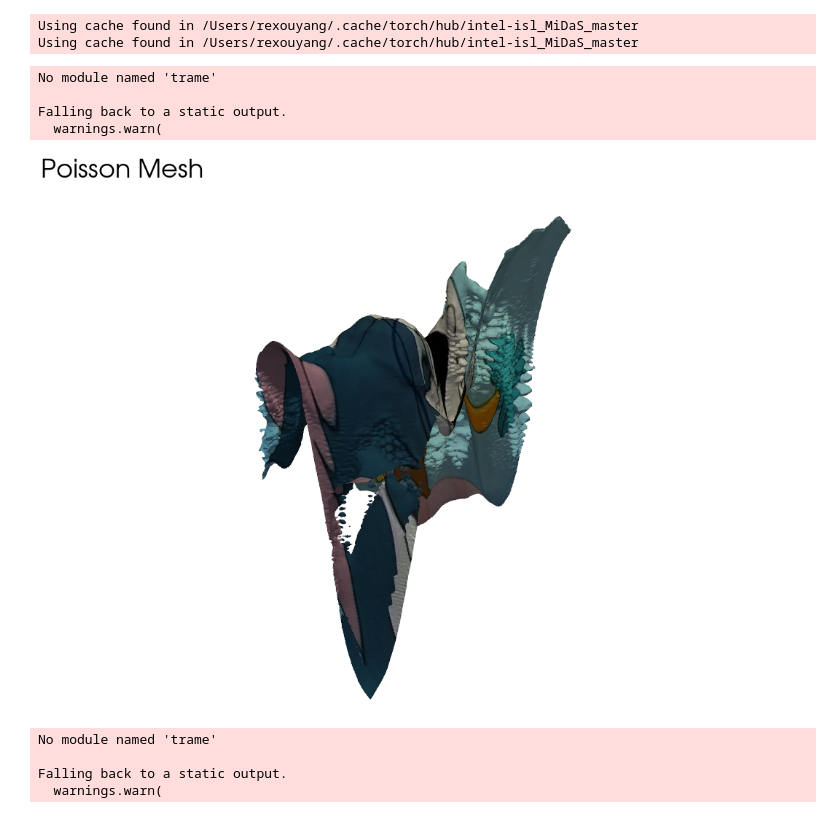
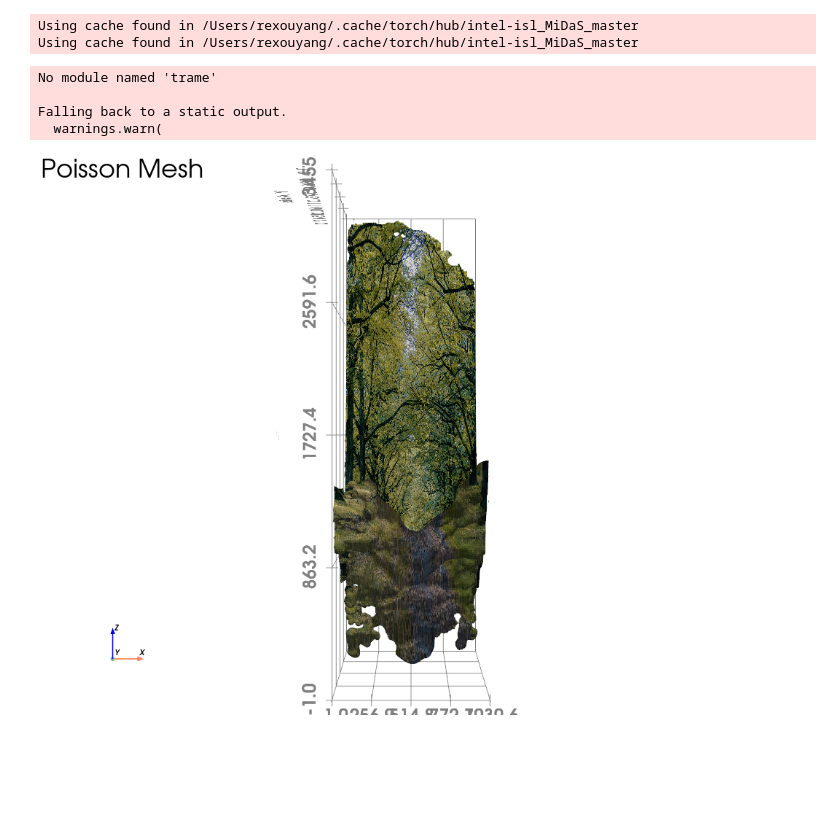
Before and after one commit to danielcoblentz/CalAI-Hacks, a Jupyter notebook: 2Dto3D.ipynb, the cells around one changed output. Saved outputs shown, nothing was run; the diff lists cells and outputs as text; code cells hidden in the pictures; blank space fills up the shorter version.

```diff
--- a/2Dto3D.ipynb
+++ b/2Dto3D.ipynb
@@ -32,7 +32,7 @@ import matplotlib.colors as mcolors
 import pyvista as pv
 from PIL import Image
 # %%
-img_path = "tomandjerry.jpeg"
+img_path = "forest.png"
 img_bgr = cv2.imread(img_path)
 img_rgb = cv2.cvtColor(img_bgr, cv2.COLOR_BGR2RGB)
 img_pil = Image.fromarray(img_rgb)
@@ -194,7 +194,8 @@ def ball_pivoting_reconstruction(points_xyz, colors_rgb,
 # %%
 def plot_textured_mesh(vertices, triangles, image_path, title="Textured Mesh"):
     """
-    Plot a 3D mesh with an image texture wrapped onto it using PyVista.
+    Plot a 3D mesh with an image texture wrapped onto it using PyVista,
+    including coordinate axes and a back‐plane grid.
 
     Args:
         vertices (np.ndarray[M, 3]): Array of vertex coordinates.
@@ -202,41 +203,51 @@ def plot_textured_mesh(vertices, triangles, image_path, title="Textured Mesh"):
         image_path (str): Path to the texture image.
         title (str): Title of the plot.
     """
-    # 1) Build the mesh (PyVista wants a single flat faces array:
-    #    [N, (3, i0, i1, i2)] flattened to shape (N*4,))
+    # Build a PyVista PolyData: each face is [3, i0, i1, i2]
     faces = np.hstack([
-        np.full((triangles.shape[0], 1), 3, dtype=np.int_),
-        triangles.astype(np.int_),
+        np.full((triangles.shape[0], 1), 3, dtype=int),
+        triangles.astype(int),
     ])
     mesh = pv.PolyData(vertices, faces)
 
-    # 2) Create UVs by projecting onto the XY plane of the mesh bounds
-    #    (this will align your original image plane with the mesh)
+    # Generate UVs by projecting onto the XY‐plane of the mesh bounds
     mesh.texture_map_to_plane(inplace=True)
 
-    # 3) Load your image as a texture
+    # Load your image as a texture
     texture = pv.read_texture(image_path)
 
-    # 4) Plot
+    # Create a Plotter
     p = pv.Plotter()
     p.add_text(title, font_size=14)
+
+    # 1) Corner axes widget
+    p.add_axes()          # shows the little XYZ triad in the corner
+    # 2) Axis labels on the main scene
+    p.show_axes()         # ensures X, Y, Z labels are drawn
+    # 3) Back‐plane grid
+    p.show_grid(color='gray', grid='back')
+
+    # Add your textured mesh
     p.add_mesh(mesh, texture=texture, show_edges=False)
+
+    # Finally display
+    p.view_xy()        # look down +Z (i.e. from above onto the XY plane)
+    p.view_xz()        # look down +Y (i.e. from above onto the XZ plane)
+    #p.view_yz()        # look down +X (i.e. from above onto the YZ plane)
+    #p.view_isometric() # true isometric, from (1,1,1) direction
+
     p.show()
 # %%
 verts, tris, cols = poisson_surface_reconstruction(points_xyz, colors_rgb)
 plot_textured_mesh(verts, tris, img_path, title="Poisson Mesh")
 
 
 
-verts, tris, cols = ball_pivoting_reconstruction(points_xyz, colors_rgb)
-plot_textured_mesh(verts, tris, img_path, title="Ball Pivoting Mesh")
+#verts, tris, cols = ball_pivoting_reconstruction(points_xyz, colors_rgb)
+#plot_textured_mesh(verts, tris, img_path, title="Ball Pivoting Mesh")
 # %% [output]
 No module named 'trame'
 
 Falling back to a static output.
   warnings.warn(
-[figure, old version]
+[figure, new version]
-No module named 'trame'
-
-Falling back to a static output.
-  warnings.warn(
```
Also changed, not shown: parts of 1 cell of this notebook.
